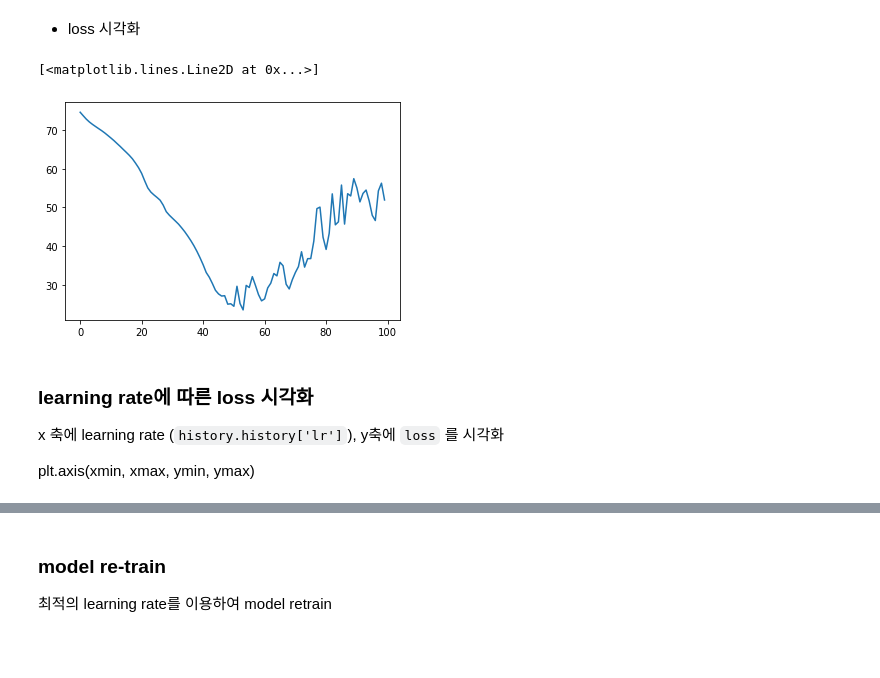
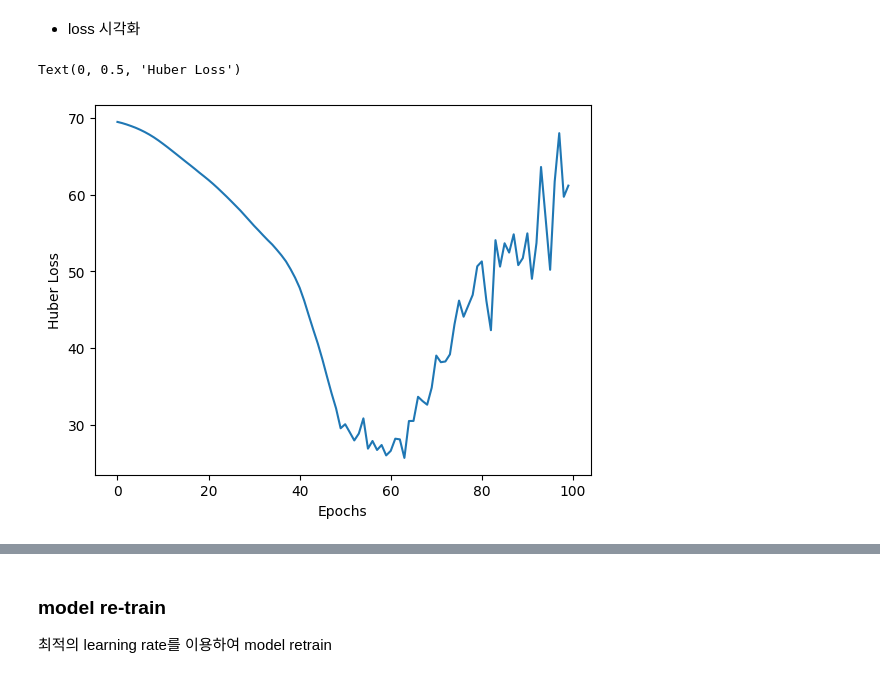
Before and after one commit to ironmanciti/Time_Series_Lecture, a Jupyter notebook: 045_Optimal_LearningRate_Huber_Loss.ipynb, the cells around one changed output, grey strips where cells are left out. Saved outputs shown, nothing was run; the diff lists cells and outputs as text; code cells hidden in the pictures; blank space fills up the shorter version.

```diff
--- a/045_Optimal_LearningRate_Huber_Loss.ipynb
+++ b/045_Optimal_LearningRate_Huber_Loss.ipynb
@@ -86,8 +100,8 @@ y =  (16,)
 def create_model():
     model = tf.keras.models.Sequential([
         tf.keras.layers.Lambda(lambda x: tf.expand_dims(x, axis=-1),input_shape=[None]),
-        tf.keras.layers.Bidirectional(tf.keras.layers.LSTM(32, return_sequences=True)),
-        tf.keras.layers.Bidirectional(tf.keras.layers.LSTM(32)),
+        tf.keras.layers.LSTM(32, return_sequences=True),
+        tf.keras.layers.LSTM(32),
         tf.keras.layers.Dense(1),
         tf.keras.layers.Lambda(lambda x: x * 100.0)
         ])
@@ -133,12 +155,8 @@ Epoch 100/100
 - loss 시각화
 # %%
 plt.plot(history.history['loss'])
+plt.xlabel('Epochs')
+plt.ylabel('Huber Loss')
 # %% [output]
-[<matplotlib.lines.Line2D at 0x...>]
+Text(0, 0.5, 'Huber Loss')
-[figure, old version]
+[figure, new version]
-# %% [markdown]
-### learning rate에 따른 loss 시각화
-
-x 축에 learning rate (`history.history['lr']`), y축에 `loss` 를 시각화
-
-plt.axis(xmin, xmax, ymin, ymax)
```
Also changed, not shown: parts of 19 cells of this notebook, 14 other files.
